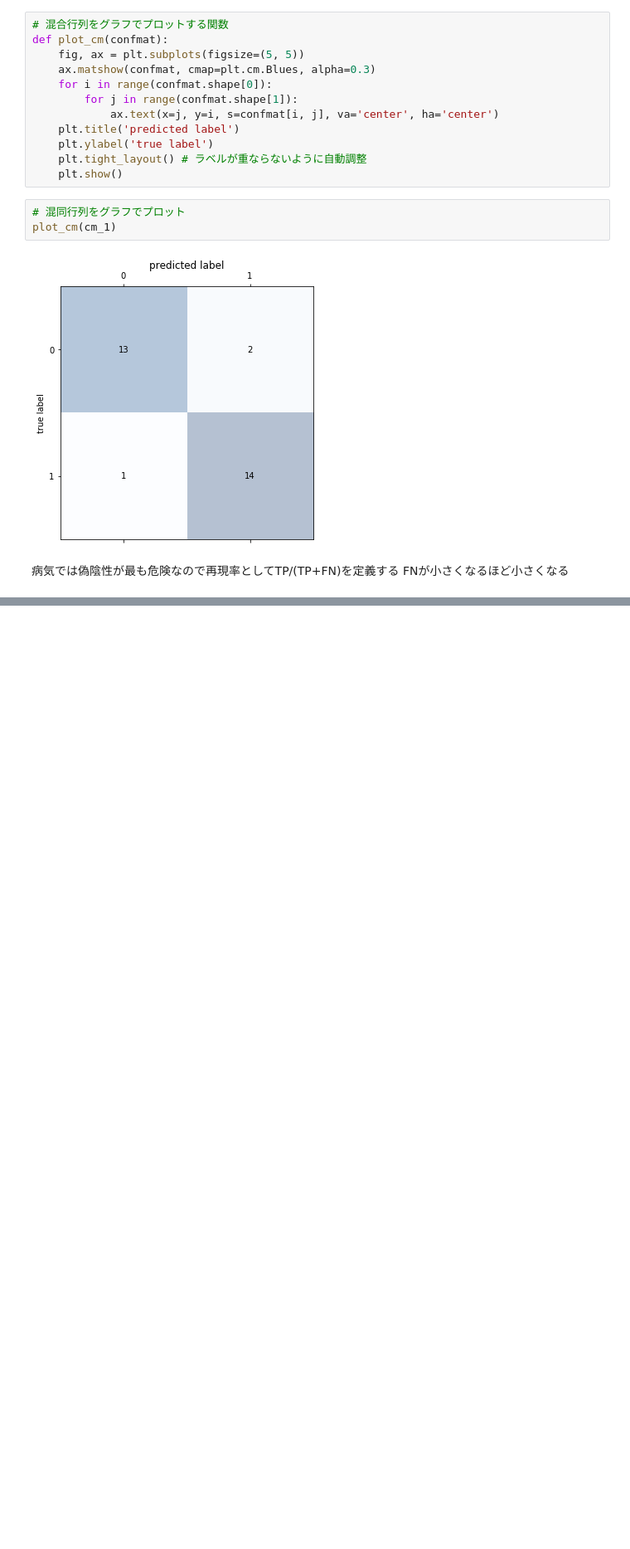
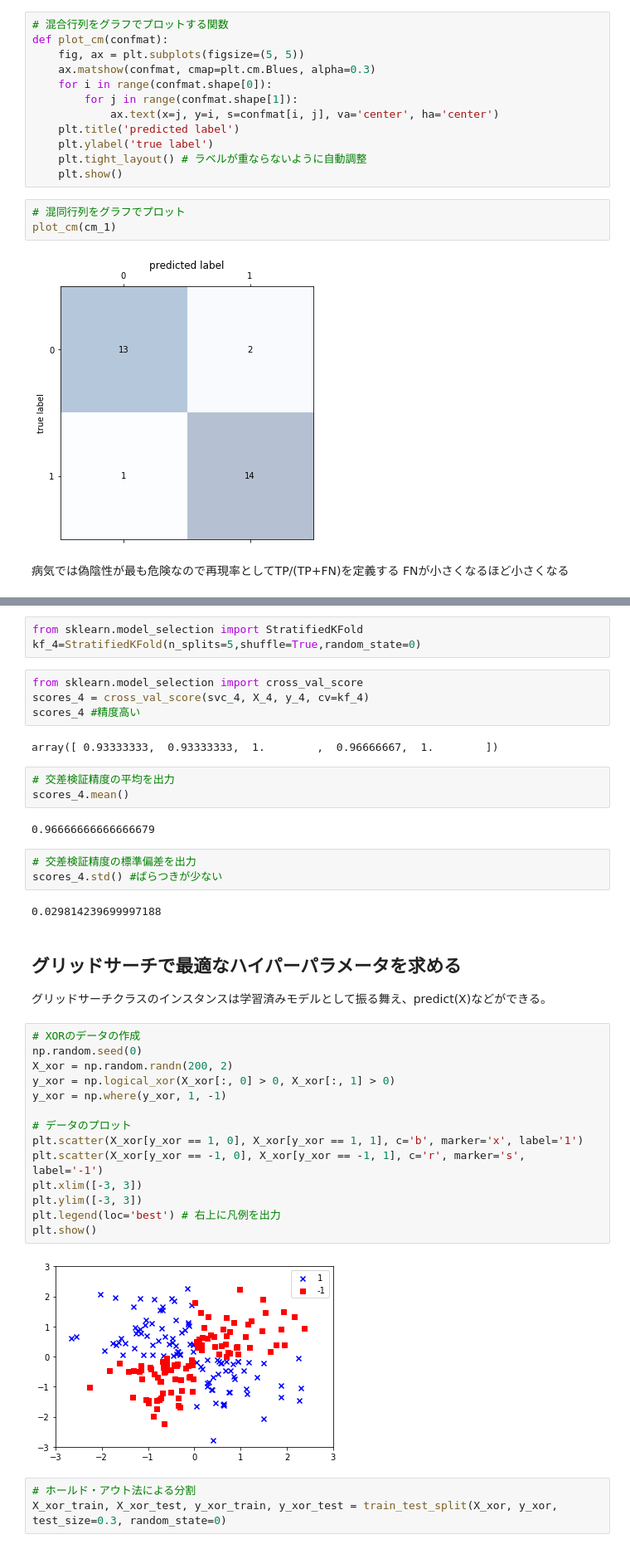
Before and after one commit to zukako0930/haitsclass, a Jupyter notebook: MachineLearning/tuning_ml.ipynb, the cells around one changed output, grey strips where cells are left out. Shown at 83% size. Saved outputs shown, nothing was run; the diff lists cells and outputs as text; blank space fills up the shorter version.

```diff
--- a/MachineLearning/tuning_ml.ipynb
+++ b/MachineLearning/tuning_ml.ipynb
@@ -69,0 +233,41 @@ FNが小さくなるほど小さくなる
+# %%
+from sklearn.model_selection import StratifiedKFold
+kf_4=StratifiedKFold(n_splits=5,shuffle=True,random_state=0)
+# %%
+from sklearn.model_selection import cross_val_score
+scores_4 = cross_val_score(svc_4, X_4, y_4, cv=kf_4)
+scores_4 #精度高い
+# %% [output]
+array([ 0.93333333,  0.93333333,  1.        ,  0.96666667,  1.        ])
+# %%
+# 交差検証精度の平均を出力
+scores_4.mean()
+# %% [output]
+0.96666666666666679
+# %%
+# 交差検証精度の標準偏差を出力
+scores_4.std() #ばらつきが少ない
+# %% [output]
+0.029814239699997188
+# %% [markdown]
+## グリッドサーチで最適なハイパーパラメータを求める
+グリッドサーチクラスのインスタンスは学習済みモデルとして振る舞え、predict(X)などができる。
+# %%
+# XORのデータの作成
+np.random.seed(0)
+X_xor = np.random.randn(200, 2)
+y_xor = np.logical_xor(X_xor[:, 0] > 0, X_xor[:, 1] > 0)
+y_xor = np.where(y_xor, 1, -1)
+
+# データのプロット
+plt.scatter(X_xor[y_xor == 1, 0], X_xor[y_xor == 1, 1], c='b', marker='x', label='1')
+plt.scatter(X_xor[y_xor == -1, 0], X_xor[y_xor == -1, 1], c='r', marker='s', label='-1')
+plt.xlim([-3, 3])
+plt.ylim([-3, 3])
+plt.legend(loc='best') # 右上に凡例を出力
+plt.show()
+# %% [output]
+[figure, added]
+# %%
+# ホールド・アウト法による分割
+X_xor_train, X_xor_test, y_xor_train, y_xor_test = train_test_split(X_xor, y_xor, test_size=0.3, random_state=0)
```
Also changed, not shown: parts of 42 cells of this notebook, 5 other files.
